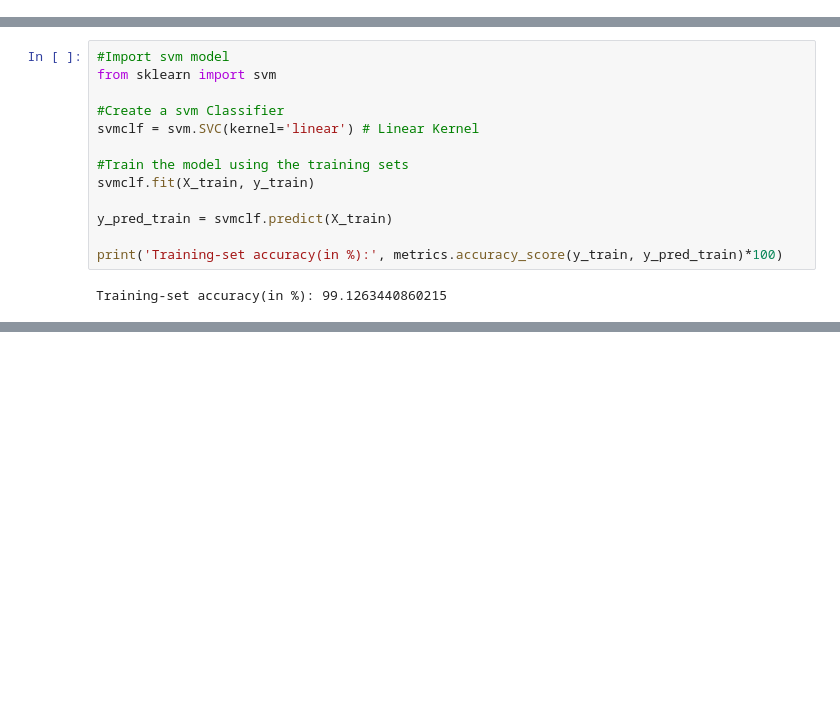
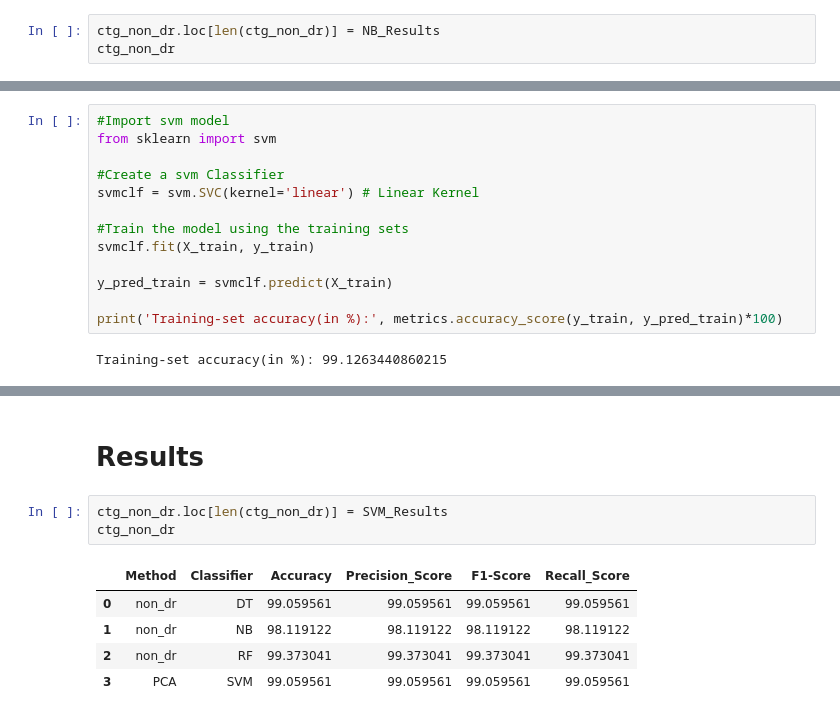
Before and after one commit to senthilrajendran1/UNT, a Jupyter notebook: non_DR_v2.ipynb, the cells around one changed output, grey strips where cells are left out. Saved outputs shown, nothing was run; the diff lists cells and outputs as text; blank space fills up the shorter version.

```diff
--- a/non_DR_v2.ipynb
+++ b/non_DR_v2.ipynb
@@ -162,0 +197,3 @@ Gaussian Naive Bayes model accuracy(in %): 98.11912225705329
+# %%
+ctg_non_dr.loc[len(ctg_non_dr)] = NB_Results
+ctg_non_dr
@@ -213,0 +285,11 @@ SVM model accuracy(in %):  98.58934169278997
+# %% [markdown]
+# Results
+# %%
+ctg_non_dr.loc[len(ctg_non_dr)] = SVM_Results
+ctg_non_dr
+# %% [output]
+|  | Method | Classifier | Accuracy | Precision_Score | F1-Score | Recall_Score |
+| 0 | non_dr | DT | 99.059561 | 99.059561 | 99.059561 | 99.059561 |
+| 1 | non_dr | NB | 98.119122 | 98.119122 | 98.119122 | 98.119122 |
+| 2 | non_dr | RF | 99.373041 | 99.373041 | 99.373041 | 99.373041 |
+| 3 | PCA | SVM | 99.059561 | 99.059561 | 99.059561 | 99.059561 |
```
Also changed, not shown: parts of 14 cells of this notebook, 6 other files.
